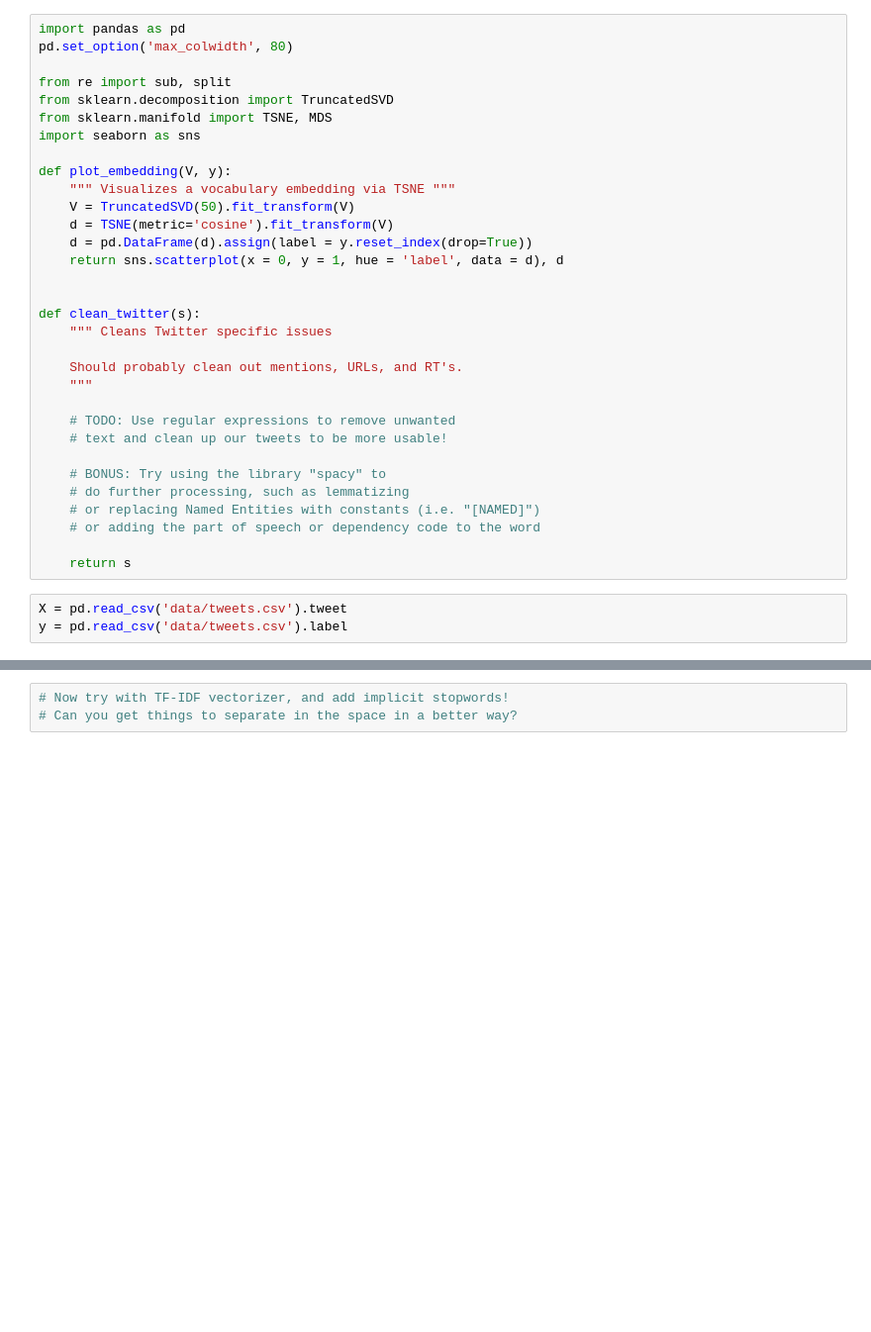
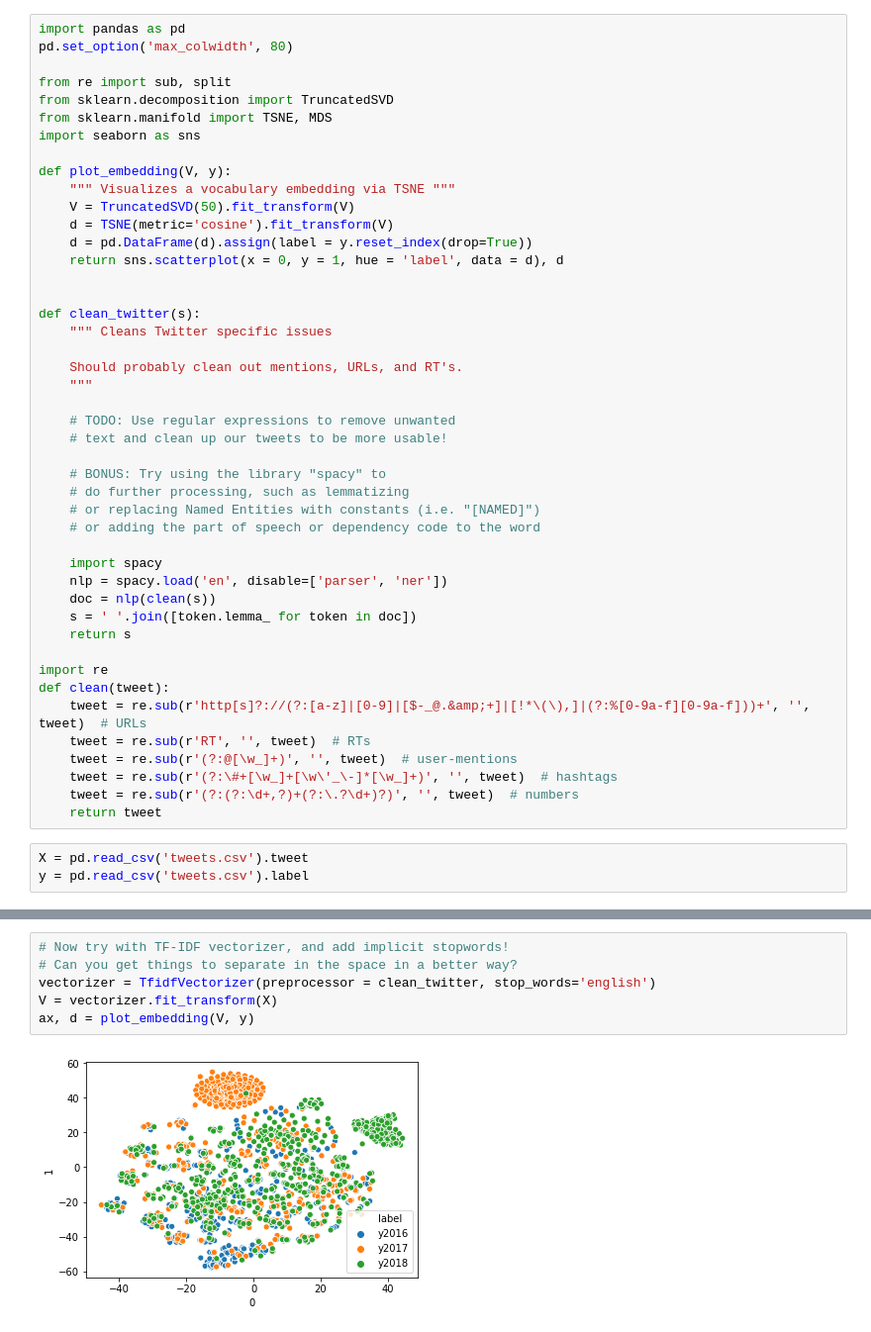
Before and after one commit to nandanrao/text-mining, a Jupyter notebook: exercise-1.ipynb, the cells around one changed output, grey strips where cells are left out. Shown at 99% size. Saved outputs shown, nothing was run; the diff lists cells and outputs as text; blank space fills up the shorter version.

```diff
--- a/exercise-1.ipynb
+++ b/exercise-1.ipynb
@@ -29,9 +29,22 @@ def clean_twitter(s):
     # or replacing Named Entities with constants (i.e. "[NAMED]")
     # or adding the part of speech or dependency code to the word
 
+    import spacy
+    nlp = spacy.load('en', disable=['parser', 'ner'])
+    doc = nlp(clean(s))
+    s = ' '.join([token.lemma_ for token in doc])
     return s
+
+import re
+def clean(tweet):
+    tweet = re.sub(r'http[s]?://(?:[a-z]|[0-9]|[$-_@.&amp;+]|[!*\(\),]|(?:%[0-9a-f][0-9a-f]))+', '', tweet)  # URLs
+    tweet = re.sub(r'RT', '', tweet)  # RTs
+    tweet = re.sub(r'(?:@[\w_]+)', '', tweet)  # user-mentions
+    tweet = re.sub(r'(?:\#+[\w_]+[\w\'_\-]*[\w_]+)', '', tweet)  # hashtags
+    tweet = re.sub(r'(?:(?:\d+,?)+(?:\.?\d+)?)', '', tweet)  # numbers
+    return tweet
 # %%
-X = pd.read_csv('data/tweets.csv').tweet
-y = pd.read_csv('data/tweets.csv').label
+X = pd.read_csv('tweets.csv').tweet
+y = pd.read_csv('tweets.csv').label
 # %%
 X.map(clean_twitter)
@@ -53,3 +88,8 @@ ax, d = plot_embedding(V, y)
 # %%
 # Now try with TF-IDF vectorizer, and add implicit stopwords!
 # Can you get things to separate in the space in a better way?
+vectorizer = TfidfVectorizer(preprocessor = clean_twitter, stop_words='english')
+V = vectorizer.fit_transform(X)
+ax, d = plot_embedding(V, y)
+# %% [output]
+[figure, added]
```
Also changed, not shown: parts of 4 cells of this notebook.
